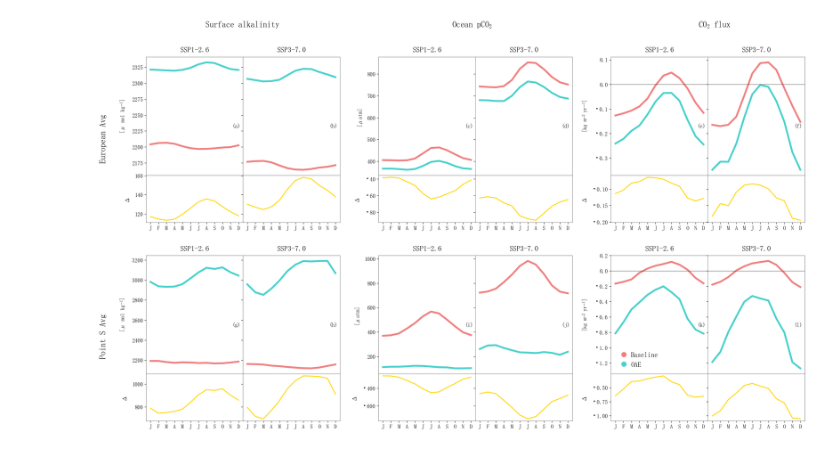
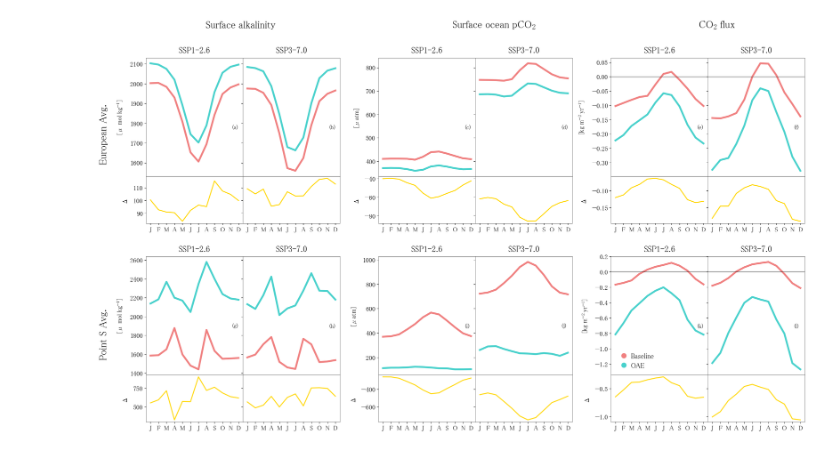
Before and after one commit to chiaraciscato/2026_ciscato_oae_seasonality, a Jupyter notebook: scripts/duplicate.ipynb, the cells around one changed output. Cells and saved outputs as stored; diff of their text form; code cells hidden in the pictures.

```diff
--- a/scripts/duplicate.ipynb
+++ b/scripts/duplicate.ipynb
@@ -23,6 +21,6 @@ import cartopy.feature as cfeature
 # %%
 sns.set_palette("pastel")
-isns.set_context(mode="notebook", fontfamily="MS Mincho")
+isns.set_context(mode="notebook", fontfamily="MS PMincho")
 sns.set_context(font_scale=0.8)
 # %%
 # data path
@@ -64,0 +83,11 @@ class HandlerEllipse(HandlerPatch):
+# %%
+def create_discrete_cmap(cmap, n):
+
+    colors = cmap(np.linspace(0, 1, n))
+    discrete_cmap = mcolors.ListedColormap(colors)
+    bounds = np.linspace(0, 100, n+1)
+    norm = mcolors.BoundaryNorm(bounds, discrete_cmap.N)
+
+    return discrete_cmap, norm
+
+n = 25
@@ -105,4 +145,4 @@ def annualavg(data, var):
 # %%
 # time slice
 tStart, tStop = '2090', '2100'
-s, m, l = 12, 16, 20
+s, m, l = 14, 18, 22
@@ -185,9 +236,9 @@ def process_lineplot(var, filePath):
 # %%
-eu_alk, ps_alk, ampl_alk = process_lineplot('ALK', filePath)
-eu_pco2, ps_pco2, ampl_pco2 = process_lineplot('fco2', filePath)
-eu_co2flux, ps_co2flux, ampl_co2flux = process_lineplot('co2flux', filePath)
-# eu_dic, ps_dic, ampl_dic = process_lineplot('DIC', filePath)
-# eu_ph, ps_ph, ampl_ph = process_lineplot('ph', filePath)
+# eu_alk, ps_alk, ampl_alk, alk_integral = process_lineplot('ALK', filePath)
+# eu_pco2, ps_pco2, ampl_pco2 , pco2_integral= process_lineplot('fco2', filePath)
+# eu_co2flux, ps_co2flux, ampl_co2flux, co2flux_integral = process_lineplot('co2flux', filePath)
+eu_dic, ps_dic, ampl_dic, dic_integral = process_lineplot('DIC', filePath)
+# eu_ph, ps_ph, ampl_ph, ph_integral = process_lineplot('ph', filePath)
 # eu_mld, ps_mld, ampl_mld = process_lineplot('mld', filePath)
 # %%
 datasets = [eu_alk, eu_pco2, eu_co2flux, ps_alk, ps_pco2, ps_co2flux]
@@ -240,39 +291,42 @@ for i in range(6):
     lineplot_vars(datasets[i], vars[i], ax1, ax2, ax3, ax4, labels, colors)
 
 patches = [mpatches.Circle((0.5, 0.5), 0.1, color=color, label=label) for label, color in zip(labels, colors)]
 
 handles, labels = zip(*[(p, p.get_label()) for p in patches])
 ax1.legend(handles=handles, labels=labels, frameon=False, handletextpad=0.01, handler_map={mpatches.Circle: HandlerEllipse()})
 
 for i, ax in enumerate(axes):
     ax.tick_params(axis='both', which='major', labelsize=s)
 
+    y = list(range(0,13))
+    ax.set_xticks(np.arange(min(y), max(y), 1))
+    labels = [item.get_text() for item in ax.get_xticklabels()]
+    month_label = ['J','F','M','A','M','J','J','A','S','O','N','D']
+
     if i % 2 != 0:
-        y = list(range(0,13))
-        ax.set_xticks(np.arange(min(y), max(y), 1))
-        labels = [item.get_text() for item in ax.get_xticklabels()]
-        month_label = ['J','F','M','A','M','J','J','A','S','O','N','D']
         ax.set_xticklabels(month_label, fontsize=s)
+    else:
+        ax.xaxis.set_tick_params(labelleft=False)
 
 for location in ['left', 'bottom', 'right', 'top']:
     for ax in axes:
         ax.spines[location].set_linewidth(0.4)
 
 for n, ax in enumerate([axes[i] for i in range(0, 24, 2)]):
     ax.text(0.89, 0.40, f"{string.punctuation[7]}{string.ascii_lowercase[n]}{string.punctuation[8]}",
         transform=ax.transAxes, size=12, color='black')
 
-column_titles = ['Surface alkalinity', 'Ocean p$\mathregular{CO_{2}}$', '$\mathregular{CO_{2}}$ flux']
+column_titles = ['Surface alkalinity', 'Surface ocean p$\mathregular{CO_{2}}$', '$\mathregular{CO_{2}}$ flux']
 for i, title in enumerate(column_titles):
-    fig.text(0.195 + i * 0.29, 0.9, title, fontsize=18)
+    fig.text(0.195 + i * 0.29, 0.9, title, fontsize=l)
 
 # Add row titles
-row_titles = ['European Avg', 'Point S Avg']
+row_titles = ['European Avg.', 'Point S Avg.']
 for i, title in enumerate(row_titles):
-    fig.text(0.07, 0.81 - i * 0.13,title, ha='left', fontsize=18, rotation=90)
+    fig.text(0.07, 0.81 - i * 0.13,title, ha='left', fontsize=l, rotation=90)
 
 # plt.savefig('/Users/chiaraciscato/Desktop/GEOMAR/2024_ciscato_oae_seasonality/out/lineplot.png', transparent=True)
 
 pass
 # %% [output]
-[figure, old version]
+[figure, new version]
```
Also changed, not shown: parts of 29 cells of this notebook, 4 other files.
